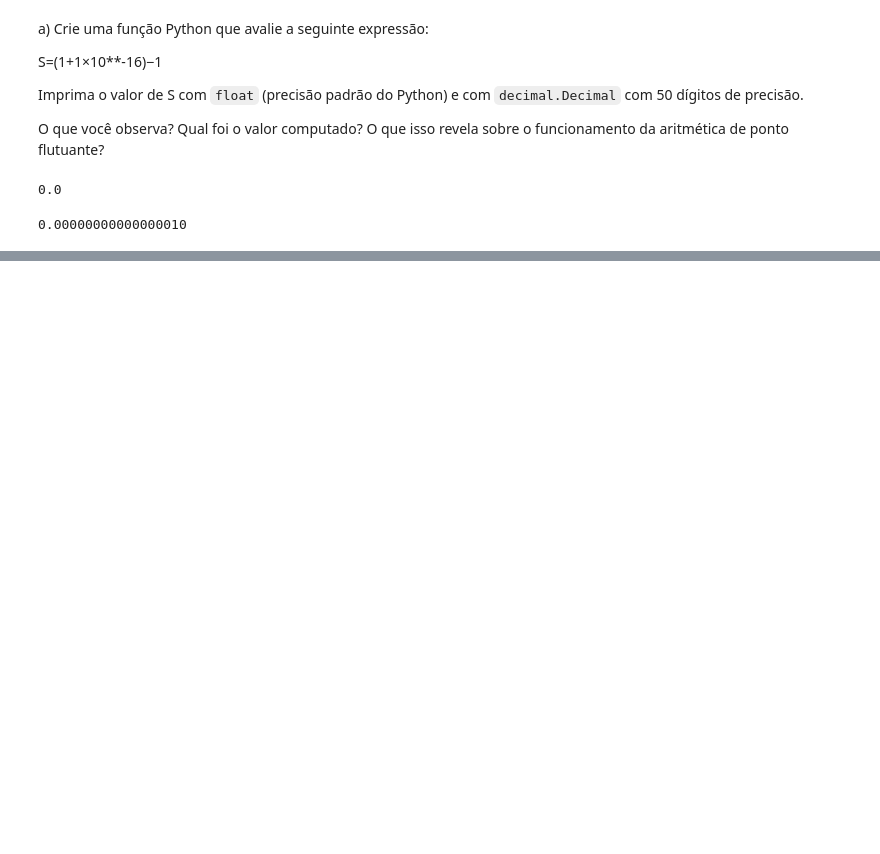
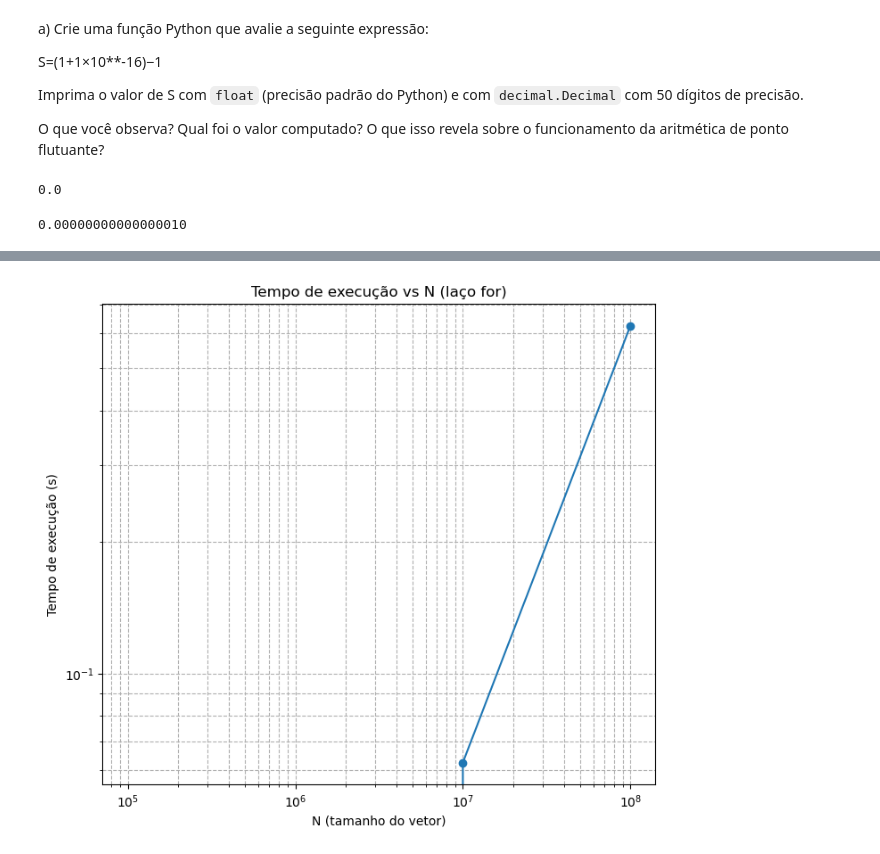
Before and after one commit to enzo-souza/av6, a Jupyter notebook: av6.ipynb, the cells around one changed output, grey strips where cells are left out. Drawn from its saved outputs; the diff is of its cells as text; code cells hidden in the pictures; blank space fills up the shorter version.

```diff
--- a/av6.ipynb
+++ b/av6.ipynb
@@ -34,0 +284,13 @@ print(format(m_decimal(), '.17f'))
+# %%
+N = [10**5, 10**6, 10**7, 10**8]
+lista_fortran = [0,0,6.25*(10**-2),0.625]
+
+plt.figure(figsize=(8,7))
+plt.loglog(N, lista_fortran, marker='o')
+plt.xlabel('N (tamanho do vetor)')
+plt.ylabel('Tempo de execução (s)')
+plt.title('Tempo de execução vs N (laço for)')
+plt.grid(True, which="both", ls="--")
+plt.show()
+# %% [output]
+[figure, added]
```
Also changed, not shown: parts of 22 cells of this notebook.
